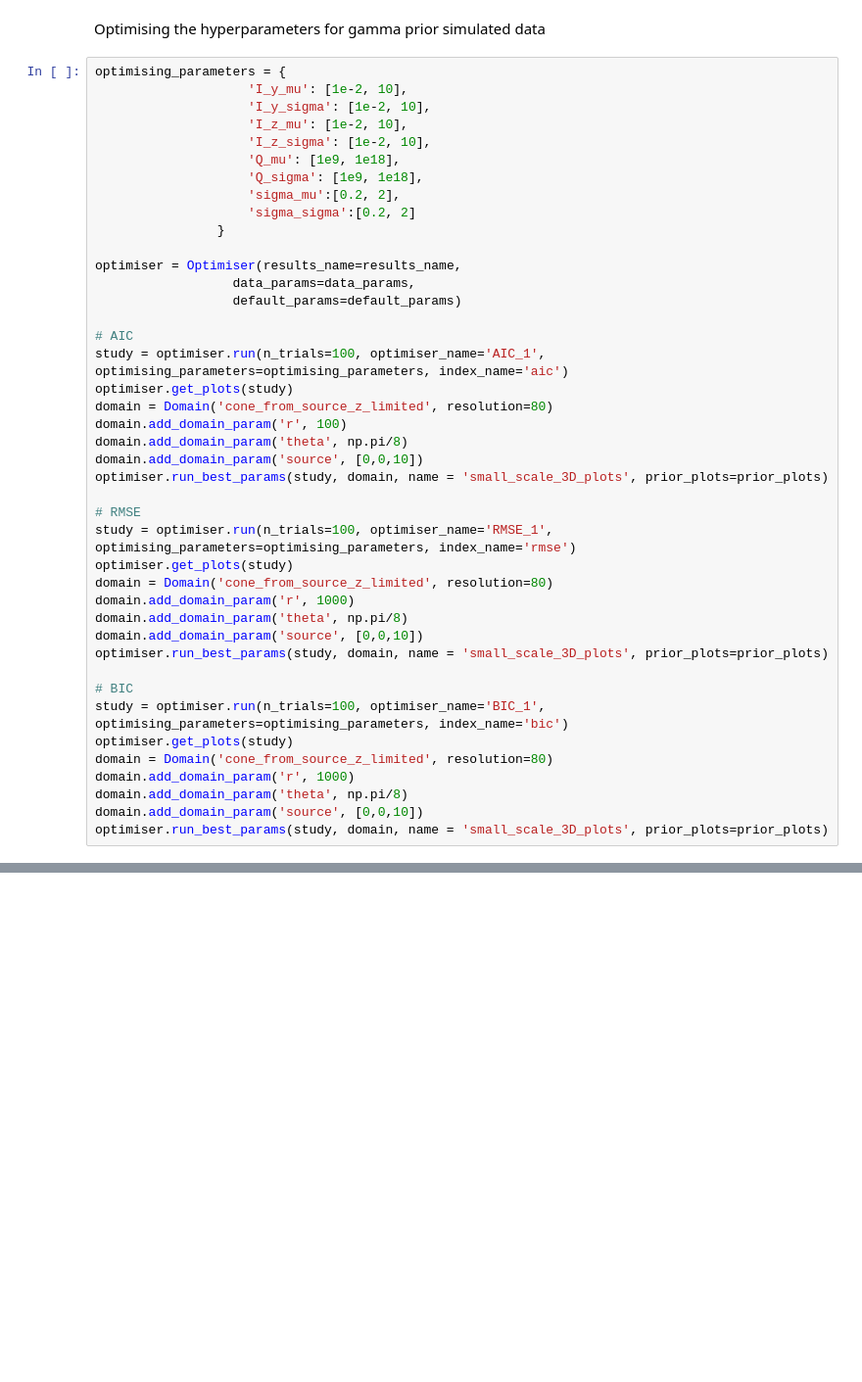
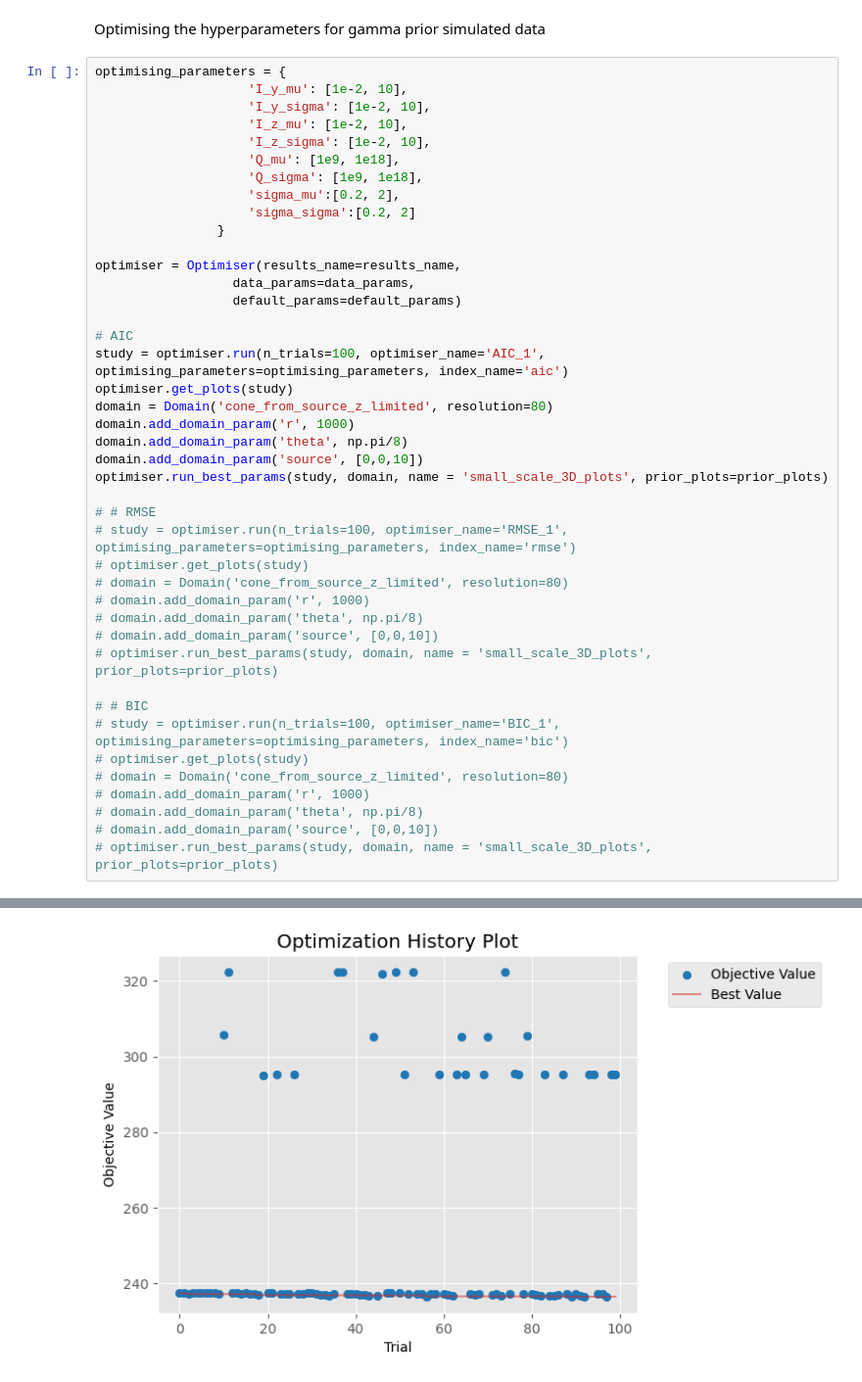
Before and after one commit to samcd22/PhD_project, a Jupyter notebook: running_everything.ipynb, the cells around one changed output, grey strips where cells are left out. Shown: that part at 98% size. Cells and saved outputs as stored; diff of their text form; blank space fills up the shorter version.

```diff
--- a/running_everything.ipynb
+++ b/running_everything.ipynb
@@ -219,26 +218,26 @@ optimiser = Optimiser(results_name=results_name,
 study = optimiser.run(n_trials=100, optimiser_name='AIC_1', optimising_parameters=optimising_parameters, index_name='aic')
 optimiser.get_plots(study)
 domain = Domain('cone_from_source_z_limited', resolution=80)
-domain.add_domain_param('r', 100)
-domain.add_domain_param('theta', np.pi/8)
-domain.add_domain_param('source', [0,0,10])
-optimiser.run_best_params(study, domain, name = 'small_scale_3D_plots', prior_plots=prior_plots)
-
-# RMSE
-study = optimiser.run(n_trials=100, optimiser_name='RMSE_1', optimising_parameters=optimising_parameters, index_name='rmse')
-optimiser.get_plots(study)
-domain = Domain('cone_from_source_z_limited', resolution=80)
 domain.add_domain_param('r', 1000)
 domain.add_domain_param('theta', np.pi/8)
 domain.add_domain_param('source', [0,0,10])
 optimiser.run_best_params(study, domain, name = 'small_scale_3D_plots', prior_plots=prior_plots)
 
-# BIC
-study = optimiser.run(n_trials=100, optimiser_name='BIC_1', optimising_parameters=optimising_parameters, index_name='bic')
-optimiser.get_plots(study)
-domain = Domain('cone_from_source_z_limited', resolution=80)
-domain.add_domain_param('r', 1000)
-domain.add_domain_param('theta', np.pi/8)
-domain.add_domain_param('source', [0,0,10])
-optimiser.run_best_params(study, domain, name = 'small_scale_3D_plots', prior_plots=prior_plots)
+# # RMSE
+# study = optimiser.run(n_trials=100, optimiser_name='RMSE_1', optimising_parameters=optimising_parameters, index_name='rmse')
+# optimiser.get_plots(study)
+# domain = Domain('cone_from_source_z_limited', resolution=80)
+# domain.add_domain_param('r', 1000)
+# domain.add_domain_param('theta', np.pi/8)
+# domain.add_domain_param('source', [0,0,10])
+# optimiser.run_best_params(study, domain, name = 'small_scale_3D_plots', prior_plots=prior_plots)
+
+# # BIC
+# study = optimiser.run(n_trials=100, optimiser_name='BIC_1', optimising_parameters=optimising_parameters, index_name='bic')
+# optimiser.get_plots(study)
+# domain = Domain('cone_from_source_z_limited', resolution=80)
+# domain.add_domain_param('r', 1000)
+# domain.add_domain_param('theta', np.pi/8)
+# domain.add_domain_param('source', [0,0,10])
+# optimiser.run_best_params(study, domain, name = 'small_scale_3D_plots', prior_plots=prior_plots)
 # %% [output]
@@ -261,0 +261 @@ optimiser.run_best_params(study, domain, name = 'small_scale_3D_plots', prior_pl
+[figure, added]
```
Also changed, not shown: parts of 4 cells of this notebook, 2 other files.
